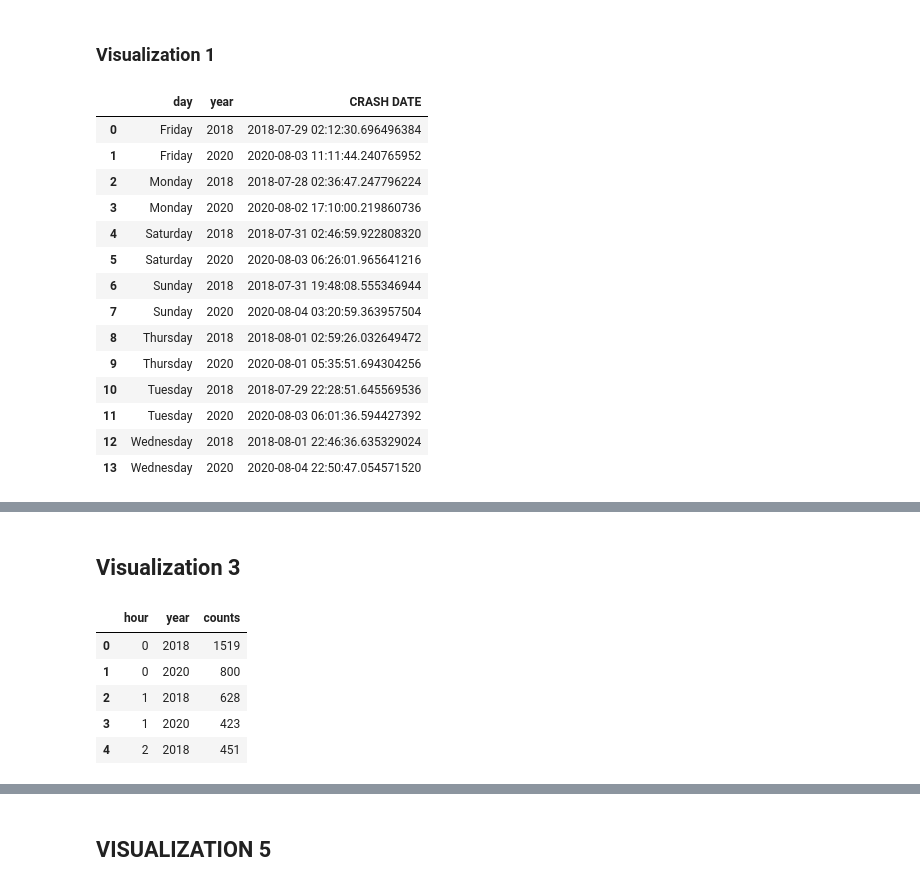
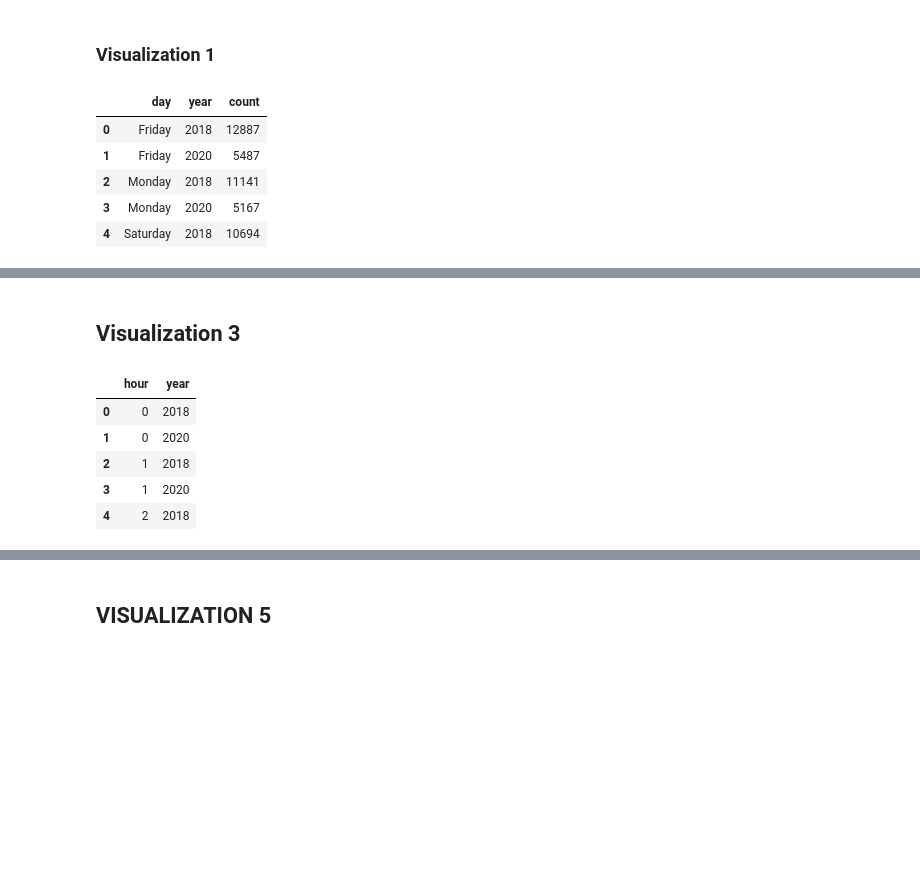
Before and after one commit to carlosarboness/Data-Visualization, a Jupyter notebook: Project 1/notebooks/collisions.ipynb, the cells around one changed output, grey strips where cells are left out. Cells and saved outputs as stored; diff of their text form; code cells hidden in the pictures; blank space fills up the shorter version.

```diff
--- a/Project 1/notebooks/collisions.ipynb
+++ b/Project 1/notebooks/collisions.ipynb
@@ -3,6 +3,6 @@ import pandas as pd
 import altair as alt
 # %%
 collisions = pd.read_csv("../data/preprocessed-colisions.csv")
- collisions.head()
+collisions.head(1)
 # len(collisions)
 # %% [output]
@@ -12,25 +18,18 @@ collisions = pd.read_csv("../data/preprocessed-colisions.csv")
 # %% [markdown]
 ### Visualization 1
 # %%
-df1 = pd.DataFrame({'CRASH DATE': pd.to_datetime(collisions["CRASH DATE"])})
-df1['day'] = df1['CRASH DATE'].dt.day_name()
-df1['year'] = df1['CRASH DATE'].dt.year
-df1 = df1.groupby(['day', 'year']).mean().reset_index(names=['day', 'year'])
-df1
+collisions1 = pd.DataFrame({'CRASH DATE': pd.to_datetime(collisions["CRASH DATE"])})
+collisions1['day'] = collisions1['CRASH DATE'].dt.day_name()
+collisions1['year'] = collisions1['CRASH DATE'].dt.year
+collisions1 = collisions1.groupby(['day', 'year']).count().reset_index(names=['day', 'year'])
+
+collisions1 = collisions1.rename(columns={'CRASH DATE': 'count'})
+collisions1.head()
 # %% [output]
-|  | day | year | CRASH DATE |
-| 0 | Friday | 2018 | 2018-07-29 02:12:30.696496384 |
-| 1 | Friday | 2020 | 2020-08-03 11:11:44.240765952 |
-| 2 | Monday | 2018 | 2018-07-28 02:36:47.247796224 |
-| 3 | Monday | 2020 | 2020-08-02 17:10:00.219860736 |
-| 4 | Saturday | 2018 | 2018-07-31 02:46:59.922808320 |
-| 5 | Saturday | 2020 | 2020-08-03 06:26:01.965641216 |
-| 6 | Sunday | 2018 | 2018-07-31 19:48:08.555346944 |
-| 7 | Sunday | 2020 | 2020-08-04 03:20:59.363957504 |
-| 8 | Thursday | 2018 | 2018-08-01 02:59:26.032649472 |
-| 9 | Thursday | 2020 | 2020-08-01 05:35:51.694304256 |
-| 10 | Tuesday | 2018 | 2018-07-29 22:28:51.645569536 |
-| 11 | Tuesday | 2020 | 2020-08-03 06:01:36.594427392 |
-| 12 | Wednesday | 2018 | 2018-08-01 22:46:36.635329024 |
-| 13 | Wednesday | 2020 | 2020-08-04 22:50:47.054571520 |
+|  | day | year | count |
+| 0 | Friday | 2018 | 12887 |
+| 1 | Friday | 2020 | 5487 |
+| 2 | Monday | 2018 | 11141 |
+| 3 | Monday | 2020 | 5167 |
+| 4 | Saturday | 2018 | 10694 |
 # %%
@@ -49,21 +47,21 @@ chart1
 # %% [markdown]
 ## Visualization 3
 # %%
-df3 = pd.DataFrame({'CRASH TIME': pd.to_datetime(collisions["CRASH TIME"]),
-                    'CRASH DATE': pd.to_datetime(collisions["CRASH DATE"])})
+collisions3 = pd.DataFrame({'CRASH TIME': pd.to_datetime(collisions["CRASH TIME"]),
+                            'CRASH DATE': pd.to_datetime(collisions["CRASH DATE"])})
 
-df3 = pd.DataFrame({'hour': (df3['CRASH TIME'].apply(lambda x: str(x.hour))),
-                    'year': df3['CRASH DATE'].dt.year})
+collisions3 = pd.DataFrame({'hour': (collisions3['CRASH TIME'].apply(lambda x: str(x.hour))),
+                            'year': collisions3['CRASH DATE'].dt.year})
 
-df3['hour'] = df3['hour'].apply(lambda x: int(x))
+collisions3['hour'] = collisions3['hour'].apply(lambda x: int(x))
 
-df3 = df3.groupby(['hour', 'year']).size().reset_index(name='counts')
-df3.head()
+collisions3 = collisions3.groupby(['hour', 'year']).count().reset_index(names=['hour', 'year'])
+collisions3.head()
 # %% [output]
-|  | hour | year | counts |
-| 0 | 0 | 2018 | 1519 |
-| 1 | 0 | 2020 | 800 |
-| 2 | 1 | 2018 | 628 |
-| 3 | 1 | 2020 | 423 |
-| 4 | 2 | 2018 | 451 |
+|  | hour | year |
+| 0 | 0 | 2018 |
+| 1 | 0 | 2020 |
+| 2 | 1 | 2018 |
+| 3 | 1 | 2020 |
+| 4 | 2 | 2018 |
 # %%
```
Also changed, not shown: parts of 9 cells of this notebook, 1 other file.
